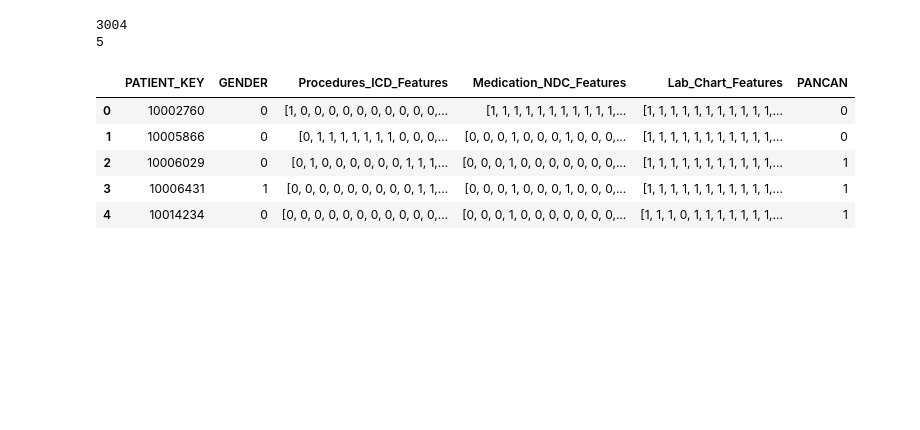
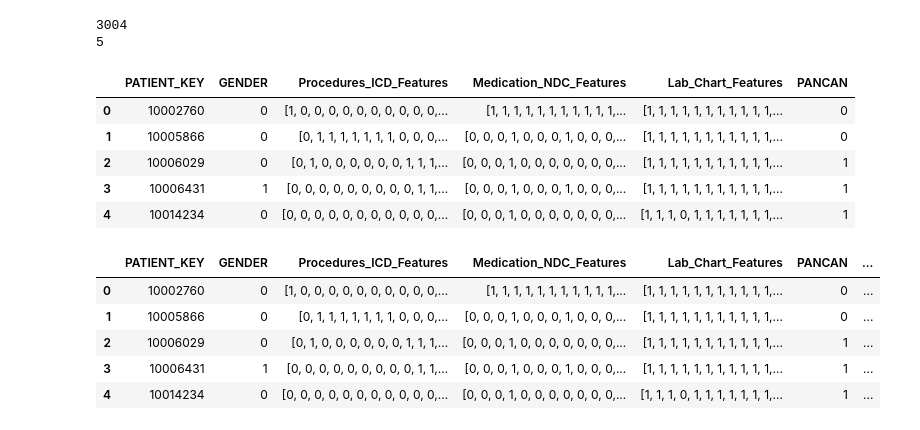
Before and after one commit to kushagragarwal2443/Pancreatic_Cancer_Prediction_from_EHR, a Jupyter notebook: data/preprocess.ipynb, the cells around one changed output. Cells and saved outputs as stored; diff of their text form; code cells hidden in the pictures; blank space fills up the shorter version.

```diff
--- a/data/preprocess.ipynb
+++ b/data/preprocess.ipynb
@@ -71,7 +71,7 @@ patient_df.head()
 # %% [markdown]
 ## PROCEDURES
 # %%
-procedure_df = pd.read_csv("./raw/procedures_icd.csv")
+procedure_df = pd.read_csv("../../raw/procedures_icd.csv")
 procedure_df['ICD_CODE'] = procedure_df['icd_code'] + '_' + procedure_df['icd_version'].astype('str')
 procedure_df = procedure_df.drop(['hadm_id', 'seq_num', 'chartdate', 'icd_code', 'icd_version'], axis=1)
 procedure_df.rename(columns={'subject_id': 'SUBJECT_ID'}, inplace=True)
@@ -139,7 +139,7 @@ True
 # %% [markdown]
 ## MEDICATION
 # %%
-med_df = pd.read_csv("./raw/prescriptions.csv").drop(['hadm_id', 'pharmacy_id', 'poe_id', 'poe_seq',
+med_df = pd.read_csv("../../raw/prescriptions.csv").drop(['hadm_id', 'pharmacy_id', 'poe_id', 'poe_seq',
        'order_provider_id', 'starttime', 'stoptime', 'drug_type', 'drug',
        'formulary_drug_cd', 'gsn', 'prod_strength', 'form_rx',
        'dose_val_rx', 'dose_unit_rx', 'form_val_disp', 'form_unit_disp',
@@ -265,3 +265,6 @@ Reading Chunk 6
 Reading Chunk 24
 2862584
 Finished processing the CSV file.
+# %%
+labevents_df = pd.read_csv("../../raw/labevents_final.csv").drop("Unnamed: 0", axis=1)
+labevents_df.head()
@@ -439,7 +451,7 @@ for i in range(len(patient_df)):
 
     for j in range(len(lab_grouped_df)):
         if(lab_grouped_df['SUBJECT_ID'][j]==subjid):
-            encounter_dict[key]['Lab_Chart_Features'] = np.array(lab_grouped_df['CHART_FEATURES'][j], dtype=int)
+            encounter_dict[key]['Lab_Chart_Features'] = lab_grouped_df['CHART_FEATURES'][j]
             lab_found+=1
             lab_flag = 1
 
@@ -471,4 +483,16 @@ mimic.head()
 | 2 | 10006029 | 0 | [0, 1, 0, 0, 0, 0, 0, 0, 1, 1, 1,... | [0, 0, 0, 1, 0, 0, 0, 0, 0, 0, 0,... | [1, 1, 1, 1, 1, 1, 1, 1, 1, 1, 1,... | 1 |
 | 3 | 10006431 | 1 | [0, 0, 0, 0, 0, 0, 0, 0, 0, 1, 1,... | [0, 0, 0, 1, 0, 0, 0, 1, 0, 0, 0,... | [1, 1, 1, 1, 1, 1, 1, 1, 1, 1, 1,... | 1 |
 | 4 | 10014234 | 0 | [0, 0, 0, 0, 0, 0, 0, 0, 0, 0, 0,... | [0, 0, 0, 1, 0, 0, 0, 0, 0, 0, 0,... | [1, 1, 1, 0, 1, 1, 1, 1, 1, 1, 1,... | 1 |
+# %%
+def concatenate_all(row):
+    return [row['GENDER']] + list(row['Procedures_ICD_Features']) + list(row['Medication_NDC_Features']) + list(row['Lab_Chart_Features'])
+mimic["EHR_Features"] = mimic.apply(concatenate_all, axis=1)
+mimic.head()
+# %% [output]
+|  | PATIENT_KEY | GENDER | Procedures_ICD_Features | Medication_NDC_Features | Lab_Chart_Features | PANCAN | ... |
+| 0 | 10002760 | 0 | [1, 0, 0, 0, 0, 0, 0, 0, 0, 0, 0,... | [1, 1, 1, 1, 1, 1, 1, 1, 1, 1, 1,... | [1, 1, 1, 1, 1, 1, 1, 1, 1, 1, 1,... | 0 | ... |
+| 1 | 10005866 | 0 | [0, 1, 1, 1, 1, 1, 1, 1, 0, 0, 0,... | [0, 0, 0, 1, 0, 0, 0, 1, 0, 0, 0,... | [1, 1, 1, 1, 1, 1, 1, 1, 1, 1, 1,... | 0 | ... |
+| 2 | 10006029 | 0 | [0, 1, 0, 0, 0, 0, 0, 0, 1, 1, 1,... | [0, 0, 0, 1, 0, 0, 0, 0, 0, 0, 0,... | [1, 1, 1, 1, 1, 1, 1, 1, 1, 1, 1,... | 1 | ... |
+| 3 | 10006431 | 1 | [0, 0, 0, 0, 0, 0, 0, 0, 0, 1, 1,... | [0, 0, 0, 1, 0, 0, 0, 1, 0, 0, 0,... | [1, 1, 1, 1, 1, 1, 1, 1, 1, 1, 1,... | 1 | ... |
+| 4 | 10014234 | 0 | [0, 0, 0, 0, 0, 0, 0, 0, 0, 0, 0,... | [0, 0, 0, 1, 0, 0, 0, 0, 0, 0, 0,... | [1, 1, 1, 0, 1, 1, 1, 1, 1, 1, 1,... | 1 | ... |
 # %%
```
Also changed, not shown: parts of 6 cells of this notebook, 4 other files.
